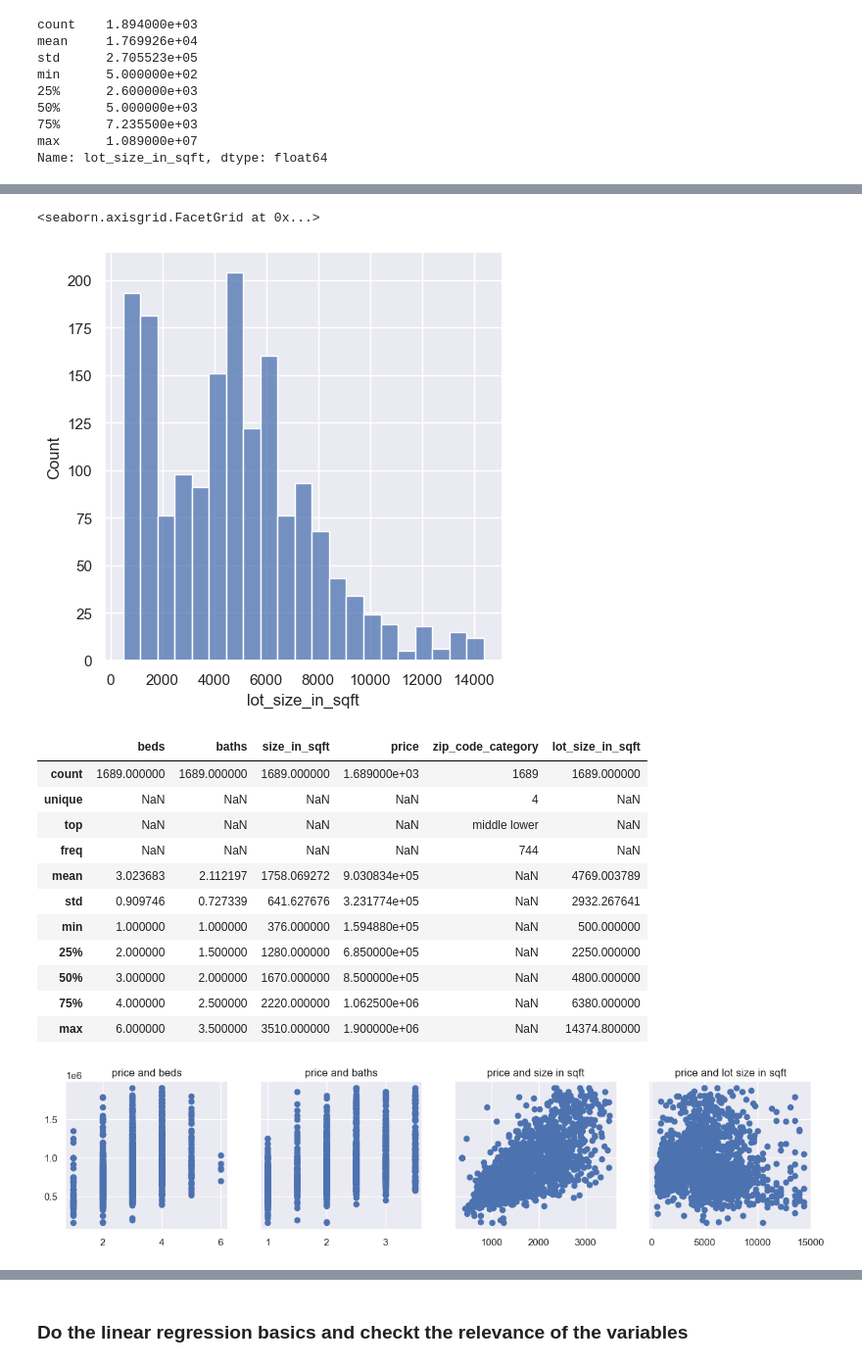
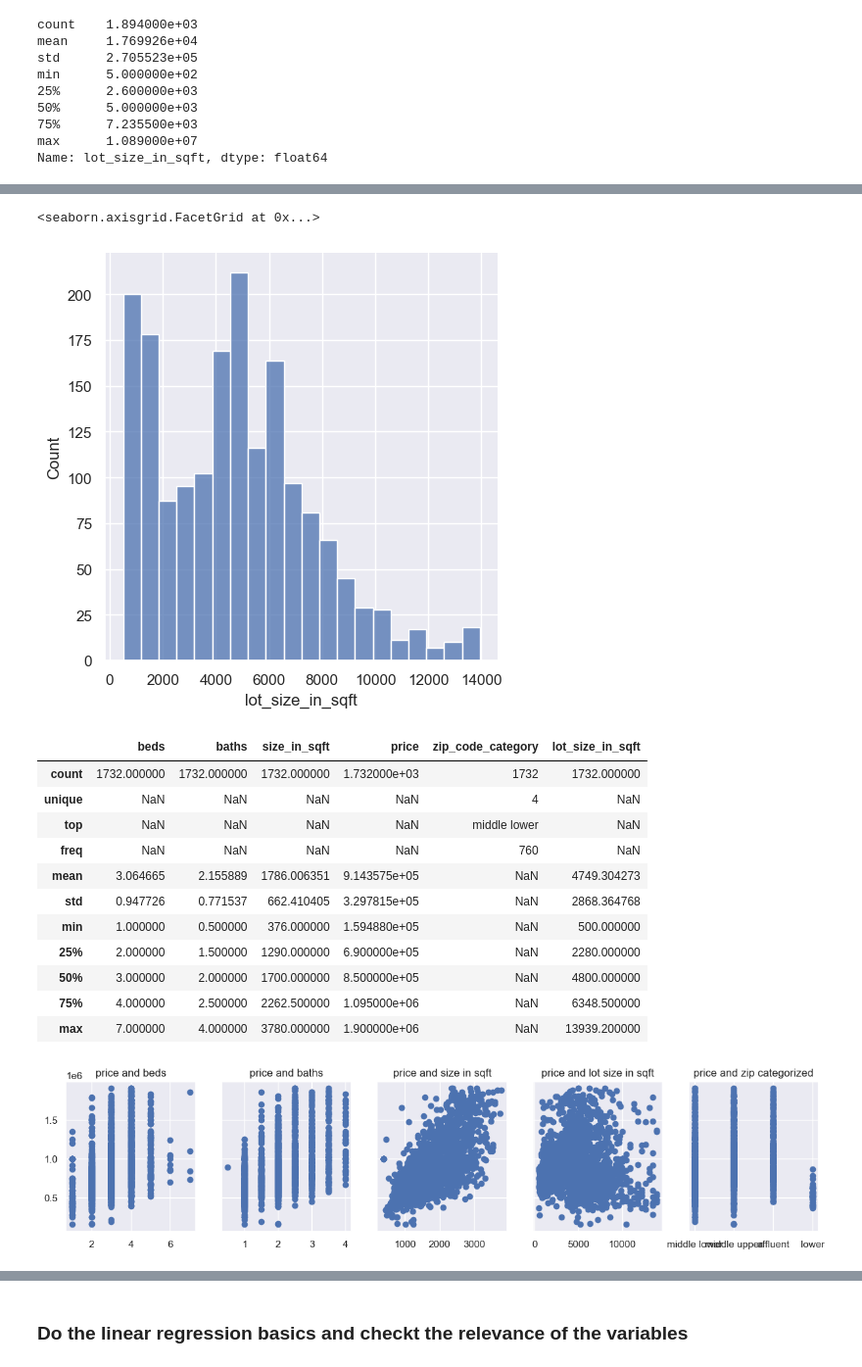
Before and after one commit to tolstoj48/seattle-house-price-prediction, a Jupyter notebook: seattle-real-estate-house-prices-prediction.ipynb, the cells around one changed output, grey strips where cells are left out. Shown: that part at 98% size. Drawn from its saved outputs; the diff is of its cells as text; code cells hidden in the pictures.

Commit message:
Added only a plot and comments redone.

```diff
--- a/seattle-real-estate-house-prices-prediction.ipynb
+++ b/seattle-real-estate-house-prices-prediction.ipynb
@@ -372,7 +372,7 @@ iqr = q3 - q1
 outlier_lot_size_upper = q3 + 1.5 * iqr
 outlier_lot_size_lower = q1 - 1.5 * iqr
 # %%
-data_prepro = data_size_in_sqt_outliers[data_size_in_sqt_outliers["lot_size_in_sqft"].between(outlier_size_in_sqt_ouliers]
+data_prepro = data_size_in_sqt_outliers[data_size_in_sqt_outliers["lot_size_in_sqft"].between(outlier_lot_size_lower, outlier_lot_size_upper)]
 # %%
 data_prepro.info()
 # %% [output]
@@ -395,33 +395,35 @@ data_clean = data_prepro.copy()
 sns.displot(data_clean["lot_size_in_sqft"])
 # %% [output]
 <seaborn.axisgrid.FacetGrid at 0x...>
-[figure, old version]
+[figure, new version]
 # %%
 data_clean.describe(include="all")
 # %% [output]
 |  | beds | baths | size_in_sqft | price | zip_code_category | lot_size_in_sqft |
-| count | 1689.000000 | 1689.000000 | 1689.000000 | 1.689000e+03 | 1689 | 1689.000000 |
+| count | 1732.000000 | 1732.000000 | 1732.000000 | 1.732000e+03 | 1732 | 1732.000000 |
 | unique | NaN | NaN | NaN | NaN | 4 | NaN |
 | top | NaN | NaN | NaN | NaN | middle lower | NaN |
-| freq | NaN | NaN | NaN | NaN | 744 | NaN |
-| mean | 3.023683 | 2.112197 | 1758.069272 | 9.030834e+05 | NaN | 4769.003789 |
-| std | 0.909746 | 0.727339 | 641.627676 | 3.231774e+05 | NaN | 2932.267641 |
-| min | 1.000000 | 1.000000 | 376.000000 | 1.594880e+05 | NaN | 500.000000 |
-| 25% | 2.000000 | 1.500000 | 1280.000000 | 6.850000e+05 | NaN | 2250.000000 |
-| 50% | 3.000000 | 2.000000 | 1670.000000 | 8.500000e+05 | NaN | 4800.000000 |
-| 75% | 4.000000 | 2.500000 | 2220.000000 | 1.062500e+06 | NaN | 6380.000000 |
-| max | 6.000000 | 3.500000 | 3510.000000 | 1.900000e+06 | NaN | 14374.800000 |
+| freq | NaN | NaN | NaN | NaN | 760 | NaN |
+| mean | 3.064665 | 2.155889 | 1786.006351 | 9.143575e+05 | NaN | 4749.304273 |
+| std | 0.947726 | 0.771537 | 662.410405 | 3.297815e+05 | NaN | 2868.364768 |
+| min | 1.000000 | 0.500000 | 376.000000 | 1.594880e+05 | NaN | 500.000000 |
+| 25% | 2.000000 | 1.500000 | 1290.000000 | 6.900000e+05 | NaN | 2280.000000 |
+| 50% | 3.000000 | 2.000000 | 1700.000000 | 8.500000e+05 | NaN | 4800.000000 |
+| 75% | 4.000000 | 2.500000 | 2262.500000 | 1.095000e+06 | NaN | 6348.500000 |
+| max | 7.000000 | 4.000000 | 3780.000000 | 1.900000e+06 | NaN | 13939.200000 |
 # %%
-f, (ax1, ax2, ax3, ax4) = plt.subplots(1, 4, sharey=True, figsize =(15,3))
+f, (ax1, ax2, ax3, ax4, ax5) = plt.subplots(1, 5, sharey=True, figsize =(15,3))
 ax1.scatter(data_clean["beds"],data_clean["price"])
 ax1.set_title("price and beds")
 ax2.scatter(data_clean["baths"],data_clean["price"])
 ax2.set_title("price and baths")
 ax3.scatter(data_clean["size_in_sqft"],data_clean["price"])
 ax3.set_title("price and size in sqft")
 ax4.scatter(data_clean["lot_size_in_sqft"],data_clean["price"])
 ax4.set_title("price and lot size in sqft")
+ax5.scatter(data_clean["zip_code_category"],data_clean["price"])
+ax5.set_title("price and zip categorized")
 plt.show()
 # %% [output]
-[figure, old version]
+[figure, new version]
 # %% [markdown]
```
Also changed, not shown: parts of 11 cells of this notebook.
